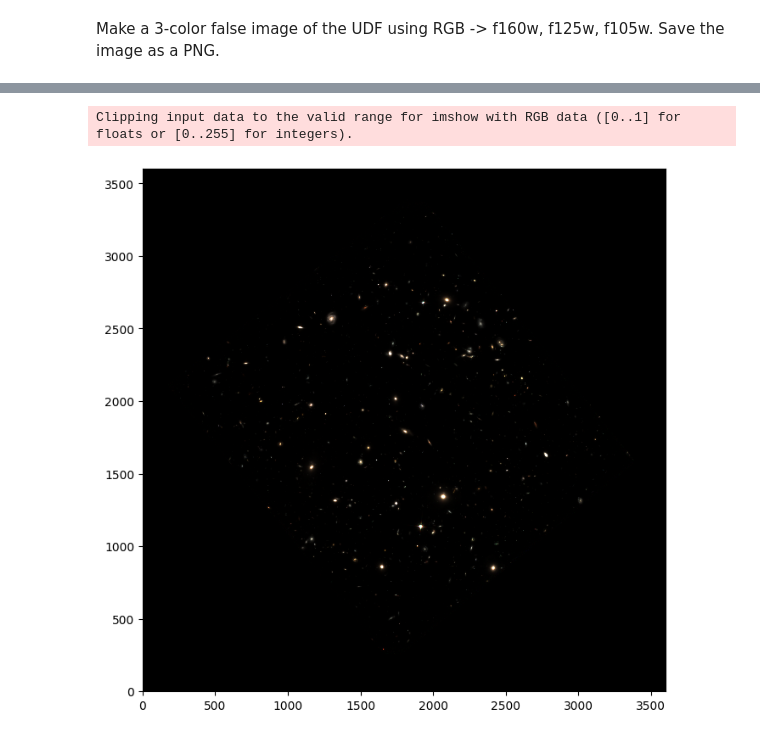
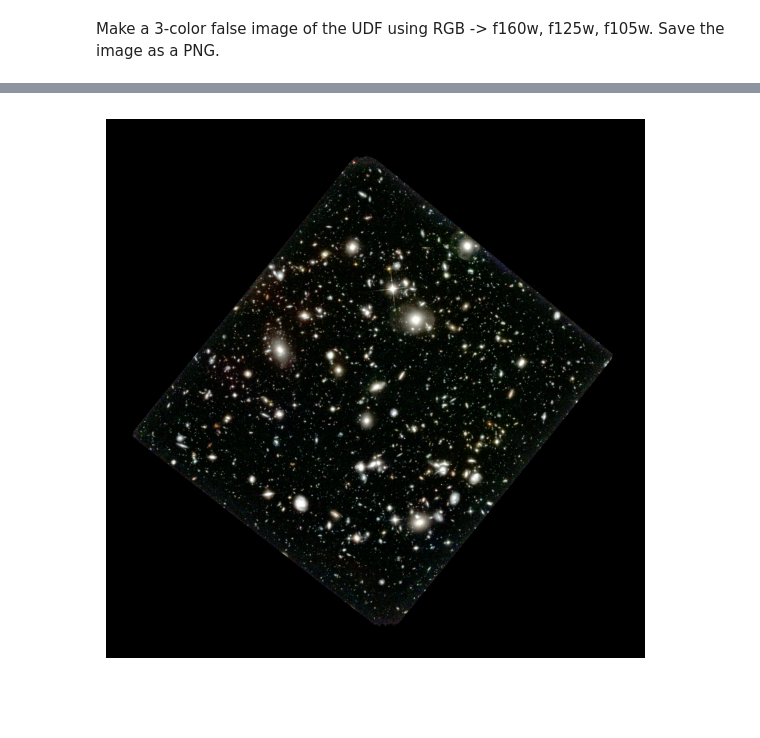
Before and after one commit to atothsmi/ASTR19, a Jupyter notebook: final/sep-f105w.ipynb, the cells around one changed output, grey strips where cells are left out. Cells and saved outputs as stored; diff of their text form; code cells hidden in the pictures; blank space fills up the shorter version.

```diff
--- a/final/sep-f105w.ipynb
+++ b/final/sep-f105w.ipynb
@@ -437,9 +336,34 @@ for i in range(len(final_image)):
-# %%
-fig, ax = plt.subplots(1, 1)
-
-ax.imshow(final_image, interpolation='nearest', alpha=1, vmin=mR-sR, vmax=mR+sR, origin='lower')
-
-plt.savefig('test.png', bbox_inches='tight')
-# %% [output]
-Clipping input data to the valid range for imshow with RGB data ([0..1] for floats or [0..255] for integers).
-[figure, removed]
+# %%
+#From Session 18
+def remap(data):
+    #copy the data to avoid accidentally overwriting it
+    pdata_tmp = data.copy()
+
+    dmin = pdata_tmp.min()
+    dmax = pdata_tmp.max()
+
+    return (pdata_tmp - dmin) / (dmax-dmin)
+# %%
+# From Altered from Session 18
+# Let's combine the data and use RGB color-formatting
+data_all = np.zeros((dataR.shape[0], dataR.shape[1], 3))
+
+data_all[:,:,0] = dataR
+data_all[:,:,1] = dataG
+data_all[:,:,2] = dataB
+
+data_res_all = rescale_image(data_all)
+# %%
+#Altered from Session 18
+rgb_image = np.zeros((dataR.shape[0], dataR.shape[1], 3))
+
+rgb_image = remap(data_res_all)
+# %%
+# Altered from Session 18
+f, ax = plt.subplots(1, 1, figsize=(7,7))
+ax.axis('off')
+ax.imshow(rgb_image)
+
+plt.savefig('3-color-false-image.png', bbox_inches='tight', pad_inches=0, dpi=600)
+# %% [output]
+[figure, added]
```
Also changed, not shown: parts of 19 cells of this notebook, 3 other files.
